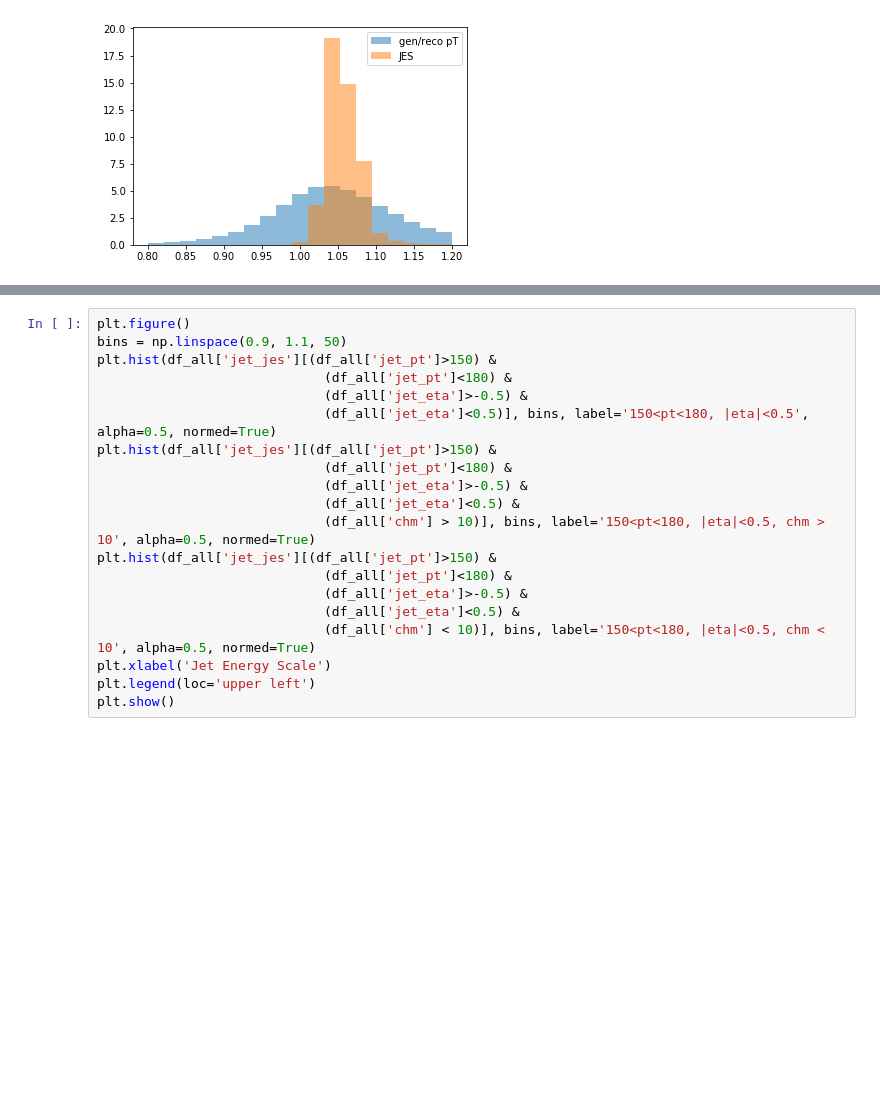
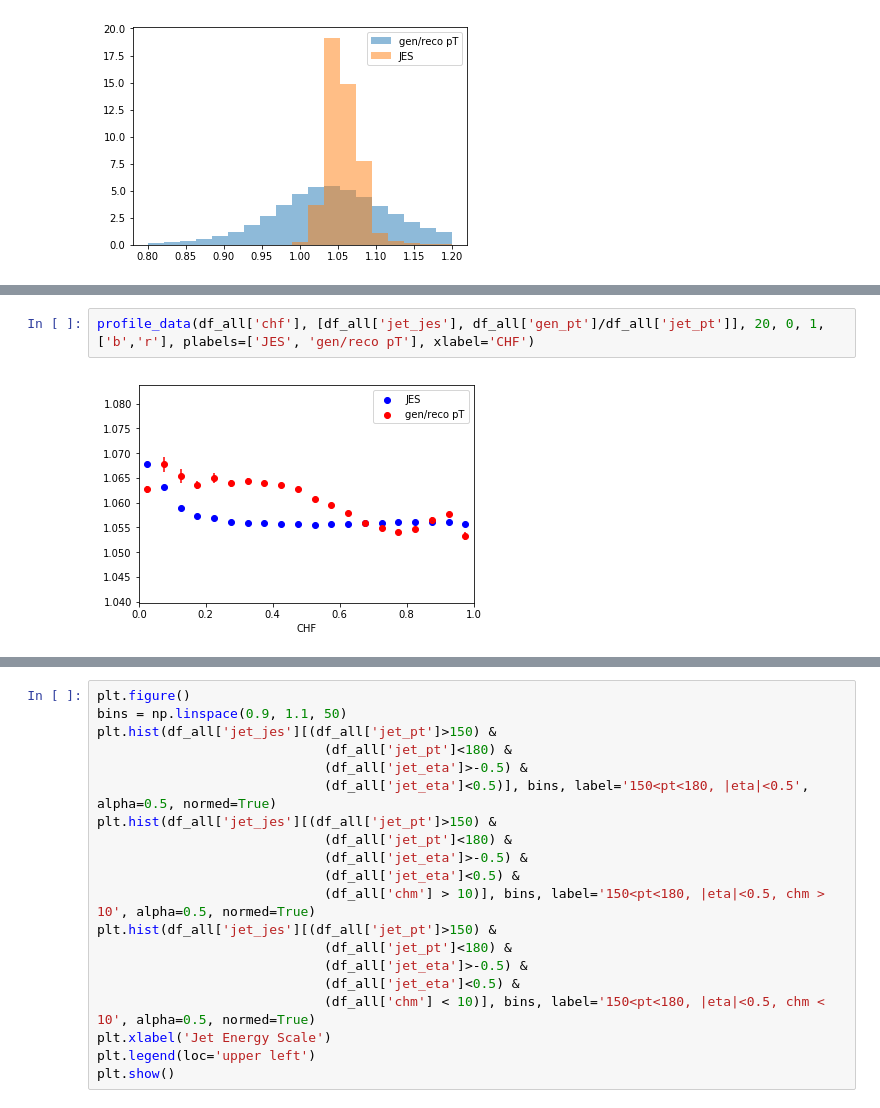
Before and after one commit to MLBasedJEC/DeepJEC, a Jupyter notebook: preprocess.ipynb, the cells around one changed output, grey strips where cells are left out. Saved outputs shown, nothing was run; the diff lists cells and outputs as text; blank space fills up the shorter version.

```diff
--- a/preprocess.ipynb
+++ b/preprocess.ipynb
@@ -183,0 +193,4 @@ plt.show()
+# %%
+profile_data(df_all['chf'], [df_all['jet_jes'], df_all['gen_pt']/df_all['jet_pt']], 20, 0, 1, ['b','r'], plabels=['JES', 'gen/reco pT'], xlabel='CHF')
+# %% [output]
+[figure, added]
```
Also changed, not shown: parts of 17 cells of this notebook.
